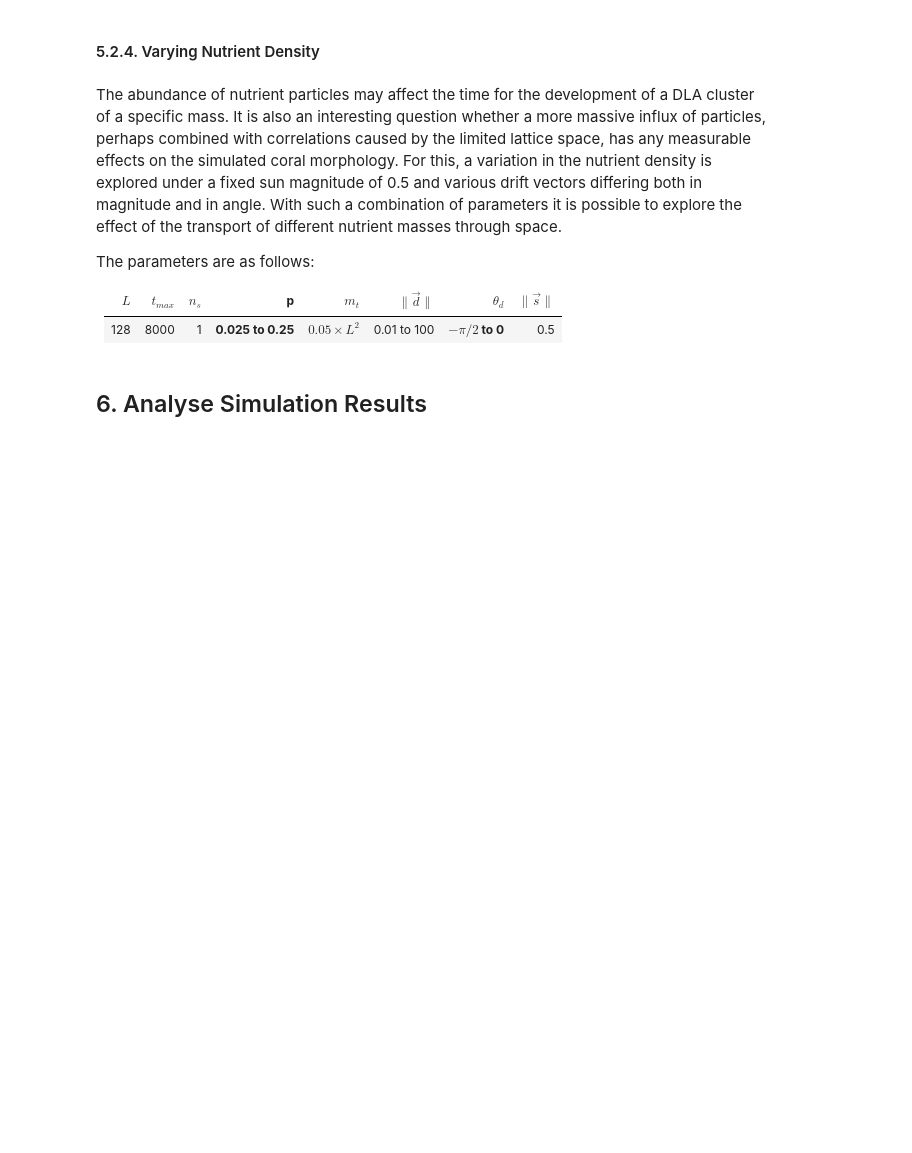
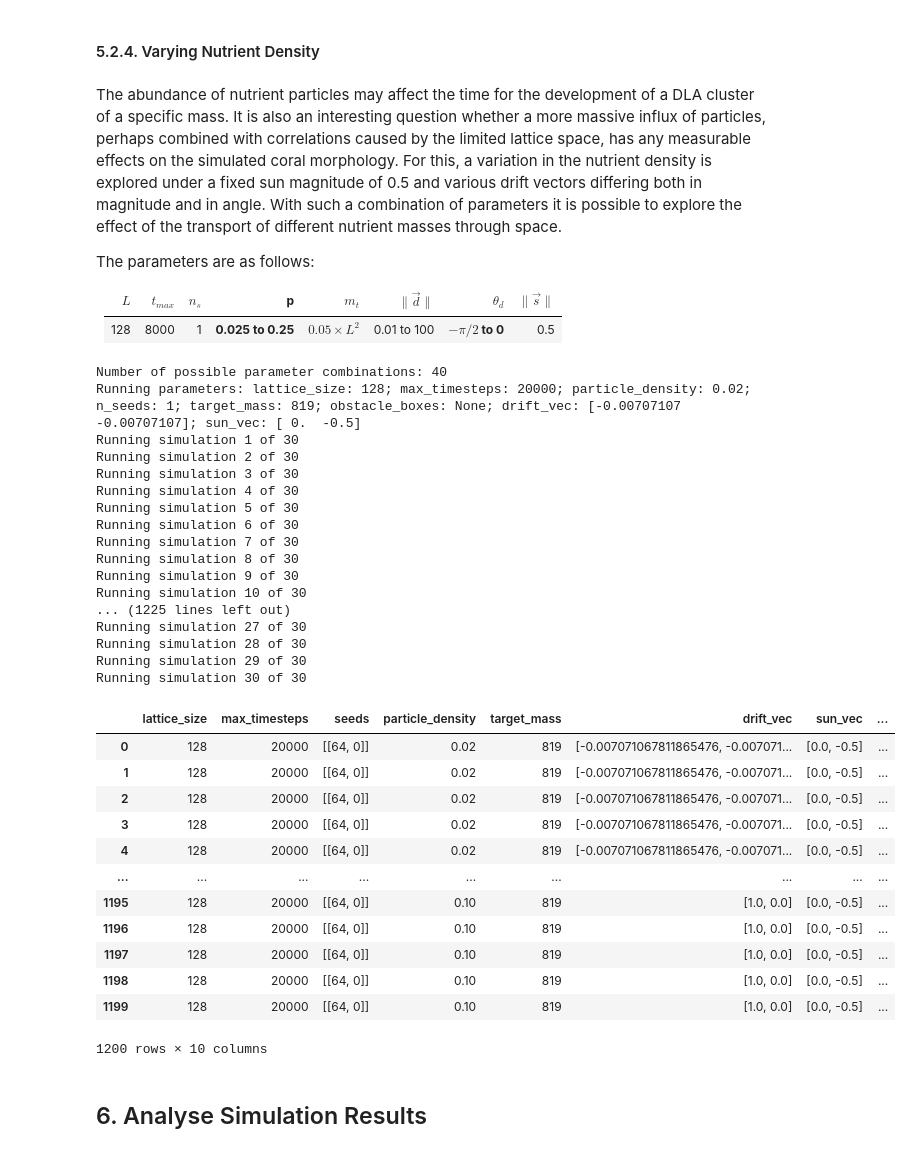
Before and after one commit to mboyan/complex-system-simulation, a Jupyter notebook: Project/Code/ProjectNotebook.ipynb, the cells around one changed output. Saved outputs shown, nothing was run; the diff lists cells and outputs as text; code cells hidden in the pictures; blank space fills up the shorter version.

```diff
--- a/Project/Code/ProjectNotebook.ipynb
+++ b/Project/Code/ProjectNotebook.ipynb
@@ -397,36 +396,67 @@ The parameters are as follows:
 # %%
 # Define environment parameter series (2D setup)
 lattice_size_series = np.array([128])
-max_timesteps_series = np.array([40000])
+max_timesteps_series = np.array([20000])
 n_seeds_series = np.repeat(int(1), 1)
-particle_density_series = 0.025 * 10 ** np.linspace(0, 1, 5) # Varying nutrient density
+particle_density_series = np.linspace(0.02, 0.1, 5) # Varying nutrient density
 target_mass_series = np.array([0.05 * lattice_size_series[0] ** 2], dtype=int)
 obstacle_box_series = np.array([None])
 
 # Define drift and sun vector ranges
-drift_vec_mags = np.tile(np.sqrt(0.5) * 10.0 ** np.arange(-2, 3), (2, 1)).T # Varying magnitude 45 degree vectors
+drift_vec_mags = np.tile(-np.sqrt(0.5) * 10.0 ** np.arange(-2, 3), (2, 1)).T # Varying magnitude 45 degree vectors
 angle_range = np.linspace(-0.5*np.pi, 0, 3)
 drift_vec_angles = np.vstack((np.cos(angle_range), np.sin(angle_range))).T # Varying angle vectors with norm 1
 drift_vec_series = np.concatenate((drift_vec_mags, drift_vec_angles)) #  Combine both vector series
 sun_vec_series = np.array([[0, -0.5]])
 
 # Define fixed simulation parameters
 fdim_measure = 'both' # fractal dimension, can be None / 'cgrain' / 'radius' / 'both
 calc_branch_distr = True
 calc_mass = True
 periodic = (False, False, False)
 move_moore = False
 aggr_moore = False
 regen_mode = 'edge'
 
 # Run simulations
 n_sims = 30
 sim_results, dla_evolutions = ds.analyse_dla_patterns(n_sims, lattice_size_series, max_timesteps_series, n_seeds_series, particle_density_series, target_mass_series,
                                                       drift_vec_series=drift_vec_series, sun_vec_series=sun_vec_series, obstacle_box_series=obstacle_box_series,
                                                       fdim_measure=fdim_measure, calc_branch_distr=calc_branch_distr, calc_mass=calc_mass,
                                                       n_saved_sims=1, periodic=periodic, move_moore=move_moore, aggr_moore=aggr_moore, regen_mode=regen_mode)
 
 sim_results
+# %% [output]
+Number of possible parameter combinations: 40
+Running parameters: lattice_size: 128; max_timesteps: 20000; particle_density: 0.02; n_seeds: 1; target_mass: 819; obstacle_boxes: None; drift_vec: [-0.00707107 -0.00707107]; sun_vec: [ 0.  -0.5]
+Running simulation 1 of 30
+Running simulation 2 of 30
+Running simulation 3 of 30
+Running simulation 4 of 30
+Running simulation 5 of 30
+Running simulation 6 of 30
+Running simulation 7 of 30
+Running simulation 8 of 30
+Running simulation 9 of 30
+Running simulation 10 of 30
+... (1225 lines left out)
+Running simulation 27 of 30
+Running simulation 28 of 30
+Running simulation 29 of 30
+Running simulation 30 of 30
+|  | lattice_size | max_timesteps | seeds | particle_density | target_mass | drift_vec | sun_vec | ... |
+| 0 | 128 | 20000 | [[64, 0]] | 0.02 | 819 | [-0.007071067811865476, -0.007071... | [0.0, -0.5] | ... |
+| 1 | 128 | 20000 | [[64, 0]] | 0.02 | 819 | [-0.007071067811865476, -0.007071... | [0.0, -0.5] | ... |
+| 2 | 128 | 20000 | [[64, 0]] | 0.02 | 819 | [-0.007071067811865476, -0.007071... | [0.0, -0.5] | ... |
+| 3 | 128 | 20000 | [[64, 0]] | 0.02 | 819 | [-0.007071067811865476, -0.007071... | [0.0, -0.5] | ... |
+| 4 | 128 | 20000 | [[64, 0]] | 0.02 | 819 | [-0.007071067811865476, -0.007071... | [0.0, -0.5] | ... |
+| ... | ... | ... | ... | ... | ... | ... | ... | ... |
+| 1195 | 128 | 20000 | [[64, 0]] | 0.10 | 819 | [1.0, 0.0] | [0.0, -0.5] | ... |
+| 1196 | 128 | 20000 | [[64, 0]] | 0.10 | 819 | [1.0, 0.0] | [0.0, -0.5] | ... |
+| 1197 | 128 | 20000 | [[64, 0]] | 0.10 | 819 | [1.0, 0.0] | [0.0, -0.5] | ... |
+| 1198 | 128 | 20000 | [[64, 0]] | 0.10 | 819 | [1.0, 0.0] | [0.0, -0.5] | ... |
+| 1199 | 128 | 20000 | [[64, 0]] | 0.10 | 819 | [1.0, 0.0] | [0.0, -0.5] | ... |
+1200 rows × 10 columns
 # %%
 sim_results.to_json('sim_results_density.json')
 # %% [markdown]
```
Also changed, not shown: parts of 2 cells of this notebook, 5 other files.
